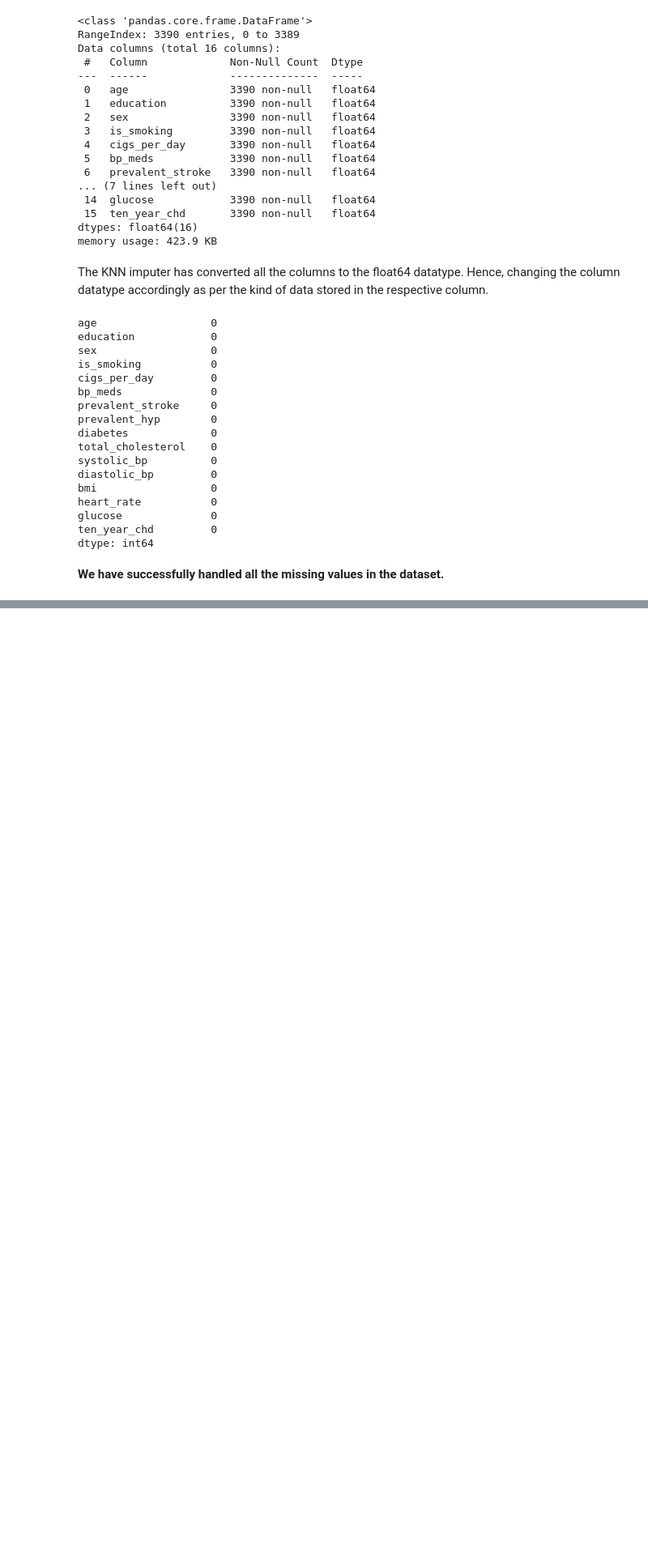
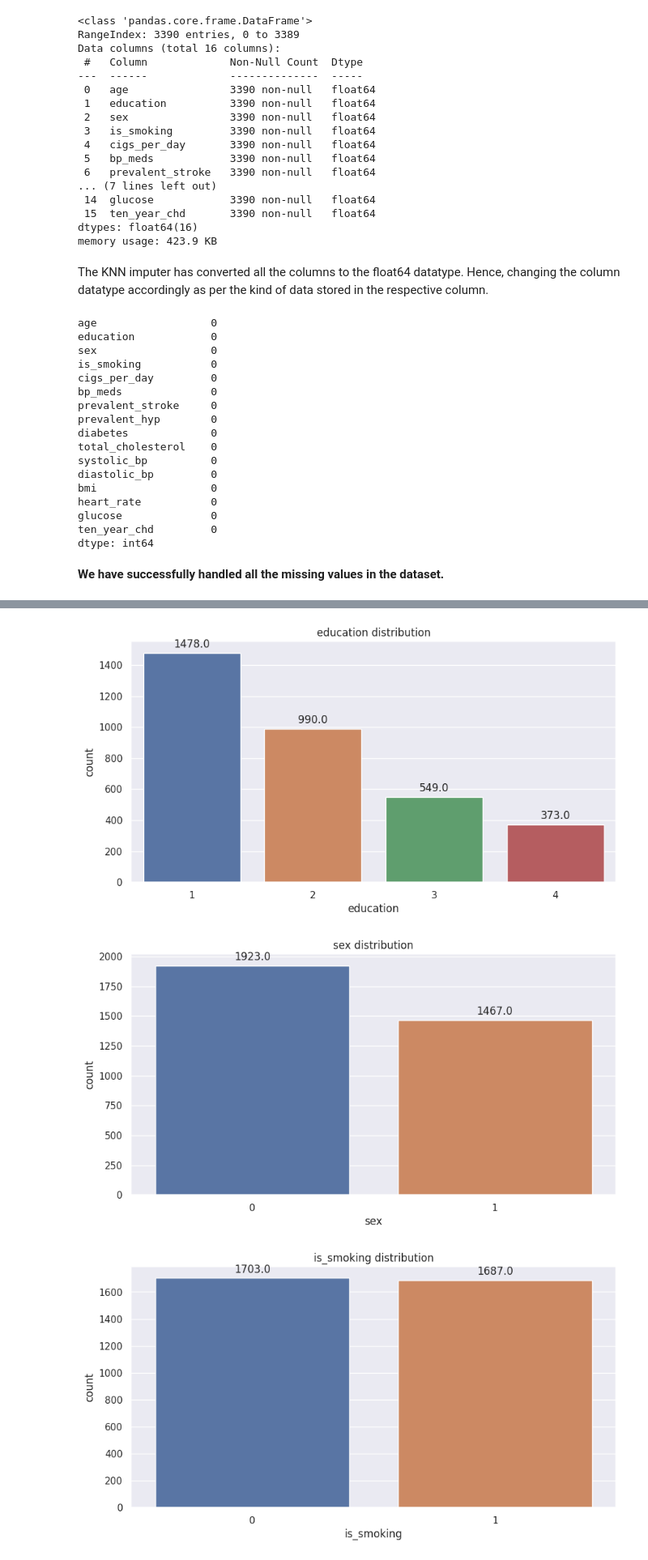
Before and after one commit to hamant-jagwan/Cardiovascular_Risk_Prediction--ML--Classification, a Jupyter notebook: Cardiovascular_Risk_Prediction.ipynb, the cells around one changed output, grey strips where cells are left out. Shown at 81% size. Drawn from its saved outputs; the diff is of its cells as text; code cells hidden in the pictures; blank space fills up the shorter version.

```diff
--- a/Cardiovascular_Risk_Prediction.ipynb
+++ b/Cardiovascular_Risk_Prediction.ipynb
@@ -518,0 +574,16 @@ dtype: int64
+# %%
+# Analysing the distribution of categorical variables in the dataset
+for i in categorical_var:
+  plt.figure(figsize = (10, 5))
+  p = sns.countplot(data = cardio_df , x = i)
+  plt.xlabel(i)
+  plt.title(i + ' distribution')
+  for i in p.patches:
+    p.annotate(f'{i.get_height()}', (i.get_x() + i.get_width() / 2, i.get_height()), ha = 'center', va = 'center', xytext = (0, 10), textcoords = 'offset points')
+plt.show()
+#i.get_height() retrieves the count of the current bar,
+ #(i.get_x() + i.get_width()/2, i.get_height()) specifies the coordinates to place the annotation
+# %% [output]
+[figure, added]
+[figure, added]
+[figure, added]
```
Also changed, not shown: parts of 13 cells of this notebook.
